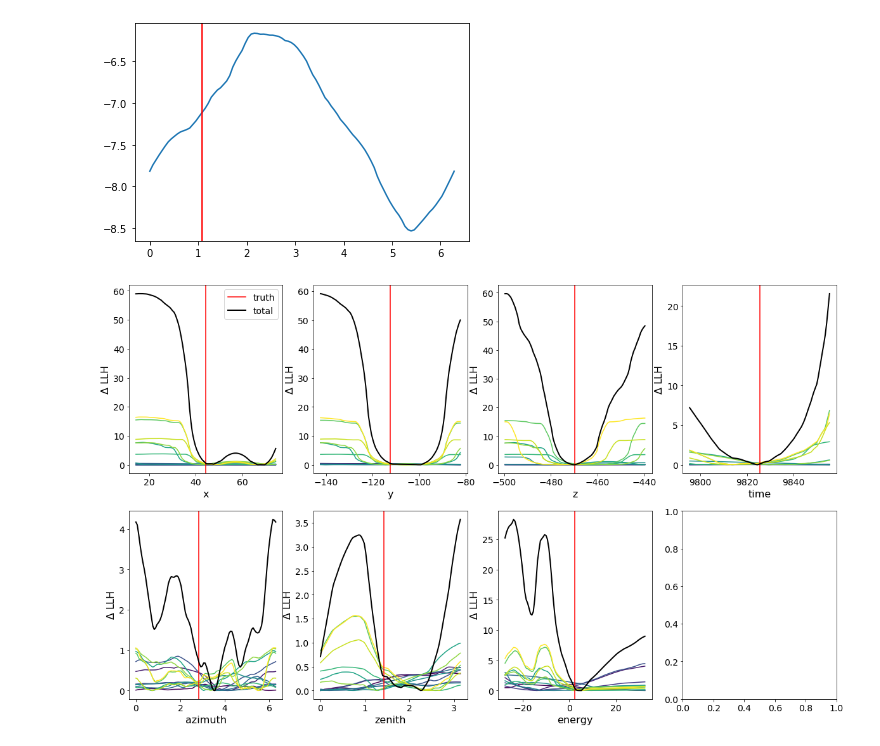
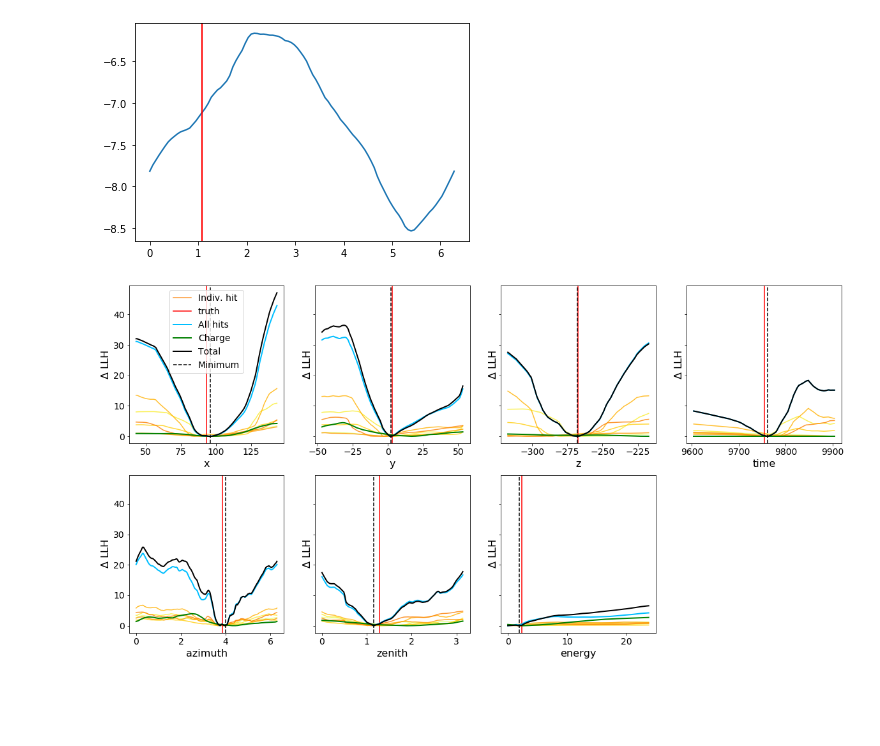
Before and after one commit to philippeller/IceNet, a Jupyter notebook: HitNet.ipynb, the cells around one changed output. Cells and saved outputs as stored; diff of their text form; code cells hidden in the pictures; blank space fills up the shorter version.

```diff
--- a/HitNet.ipynb
+++ b/HitNet.ipynb
@@ -181,3 +256,7 @@ array([[ 3.8872345e+01, -1.2461709e+02, -4.8268250e+02, ...,
+# %%
+optimizer = tf.keras.optimizers.Adam(0.0005)
+
+charge_net.compile(loss='binary_crossentropy', optimizer=optimizer)
 # %%
 def shuffle(hits, params, each_row=True):
     shuffled_hits = np.vstack([hits, hits])
@@ -194,23 +301,23 @@ def shuffle(hits, params, each_row=True):
 # %%
-for i in range(10):
+for i in range(30):
 
-    shuffled_hits_train, shuffled_params_train, outputs_train = shuffle(hits_train, params_train)
-    shuffled_hits_test, shuffled_params_test, outputs_test = shuffle(hits_test, params_test)
+    shuffled_q_charges_train, shuffled_q_params_train, outputs_q_train = shuffle(q_charges_train, q_params_train)
+    shuffled_q_charges_test, shuffled_q_params_test, outputs_q_test = shuffle(q_charges_test, q_params_test)
 
     gc.collect()
 
     print('Epoch %i'%(len(loss_history)+1))
 
-    model.fit([shuffled_hits_train, shuffled_params_train], outputs_train, batch_size=2048, epochs=1, validation_data=([shuffled_hits_test, shuffled_params_test], outputs_test), callbacks=[my_history,])
+    charge_net.fit([shuffled_q_charges_train.flatten()[:, np.newaxis], shuffled_q_params_train], outputs_q_train, batch_size=2048, epochs=1, validation_data=([shuffled_q_charges_test.flatten()[:, np.newaxis], shuffled_q_params_test], outputs_q_test), callbacks=[my_history_q,])
 
-    loss_history.append(model.history.history['loss'])
-    val_loss_history.append(model.history.history['val_loss'])
+    loss_history_q.append(charge_net.history.history['loss'])
+    val_loss_history_q.append(charge_net.history.history['val_loss'])
 
 
 fig, ax = plt.subplots(1, 1, figsize=(12,8))
-x = np.arange(1, len(loss_history)+1)
-ax.plot(x, np.concatenate(loss_history), label='train')
-ax.plot(x, np.concatenate(val_loss_history), label='test')
+x = np.arange(1, len(loss_history_q)+1)
+ax.plot(x, np.concatenate(loss_history_q), label='train')
+ax.plot(x, np.concatenate(val_loss_history_q), label='test')
 ax.set_yscale('log')
 ax.set_xlabel('Epoch')
 ax.set_ylabel('Loss')
@@ -267,7 +378,10 @@ plt.axvline(true_p, c='r')
 <matplotlib.lines.Line2D at 0x...>
 [figure]
 # %%
-h, c, p = get_event_hits('../test_data/oscNext_genie_level3_v01.03_pass2.140000.000001.hdf5', labels=labels, N_events=1000)
+hf, cf, pf = get_event_hits('../test_data/oscNext_genie_level3_v01.03_pass2.140000.000001.hdf5', labels=labels, N_events=None)
+qf, pqf = get_event_charge('../test_data/oscNext_genie_level3_v01.03_pass2.140000.000001.hdf5', labels=labels, N_events=None)
+# %%
+epsilon = 1e-10
 # %%
 def get_llh(event_idx, plot_dim, n_steps=100):
 
@@ -319,15 +463,24 @@ def plot_llh(event_idx, plot_dim, ax, n_steps=100):
     ax.set_ylabel(r'$\Delta$ LLH')
     #plt.legend()
 # %%
-fig, ax = plt.subplots(2, 4, figsize=(20, 12))
+fig, ax = plt.subplots(2, 4, figsize=(20, 10), sharey=True)
 
-for i in range(len(labels)):
+for i in range(ax.size):
 
     axis = ax[i//4, i%4]
 
-    plot_llh(345, labels[i], axis)
+
+    if i >= len(labels):
+        axis.set_axis_off()
+        continue
+
+    evt = 137
+
+    plot_llh(evt, labels[i], axis, n_steps=1000) #1756, 987
 
     if i == 0:
         axis.legend()
+
+plt.savefig('hitnet_event%i.png'%evt)
 # %% [output]
-[figure, old version]
+[figure, new version]
```
Also changed, not shown: parts of 15 cells of this notebook, 2 other files.
